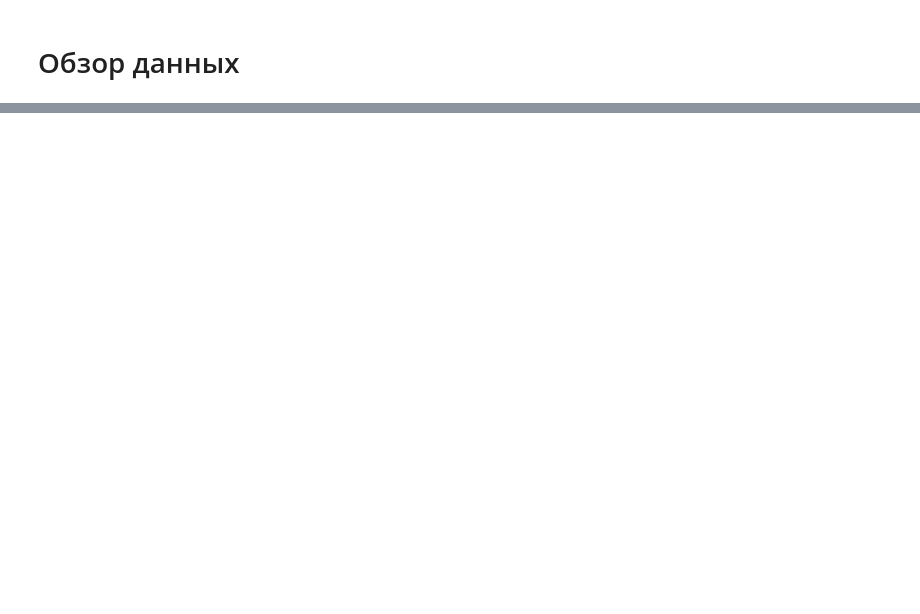
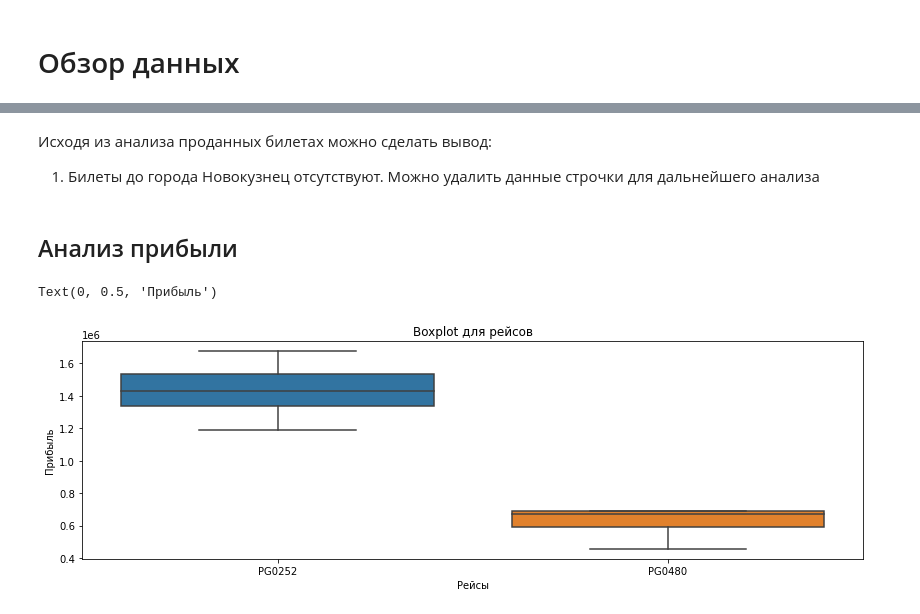
Before and after one commit to g0dzef/ML, a Jupyter notebook: module_4/flights_data.ipynb, the cells around one changed output, grey strips where cells are left out. Cells and saved outputs as stored; diff of their text form; code cells hidden in the pictures; blank space fills up the shorter version.

```diff
--- a/module_4/flights_data.ipynb
+++ b/module_4/flights_data.ipynb
@@ -83,0 +174,10 @@ print(
+# %%
+# Заполним пустые значения 0
+flights_data = flights_data.fillna(0)
+# %%
+# Посчитаем выручку за перелеты
+flights_data['profit'] = flights_data['total_amount'] - flights_data['fuel_price']*flights_data['actual_fuel_spent']
+flights_data.profit = flights_data.profit.astype('int64')
+# %%
+# Посчитаем процент заполнения самолета
+flights_data['percent'] = round((flights_data['total_tickets']/flights_data['total_seats']) * 100)
@@ -83,0 +301,18 @@ print(
+# %% [markdown]
+Исходя из анализа проданных билетах можно сделать вывод:
+1. Билеты до города Новокузнец отсутствуют. Можно удалить данные строчки для дальнейшего анализа
+# %%
+# Удаление строк с пустыми значениями
+flights_data = flights_data[flights_data['total_tickets'] != 0]
+# %% [markdown]
+## Анализ прибыли
+# %%
+# Вывод графиков boxplot для моделей самолетов
+fig, ax = plt.subplots(figsize=(14,4))
+sns.boxplot(x='flight_no', y ='profit', data=flights_data)
+ax.set_title('Boxplot для рейсов')
+ax.set_xlabel('Рейсы')
+ax.set_ylabel('Прибыль')
+# %% [output]
+Text(0, 0.5, 'Прибыль')
+[figure, added]
```
Also changed, not shown: parts of 46 cells of this notebook.
